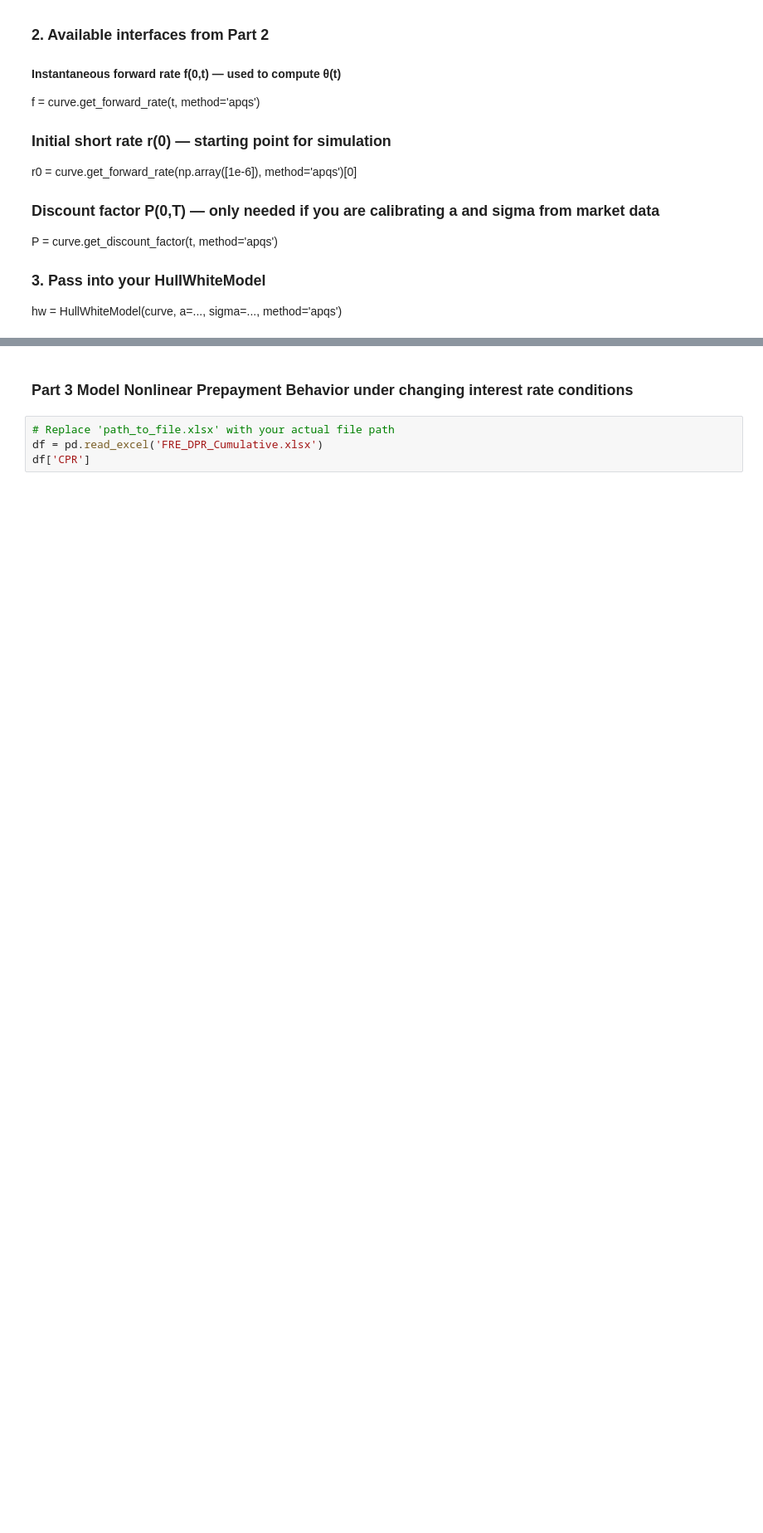
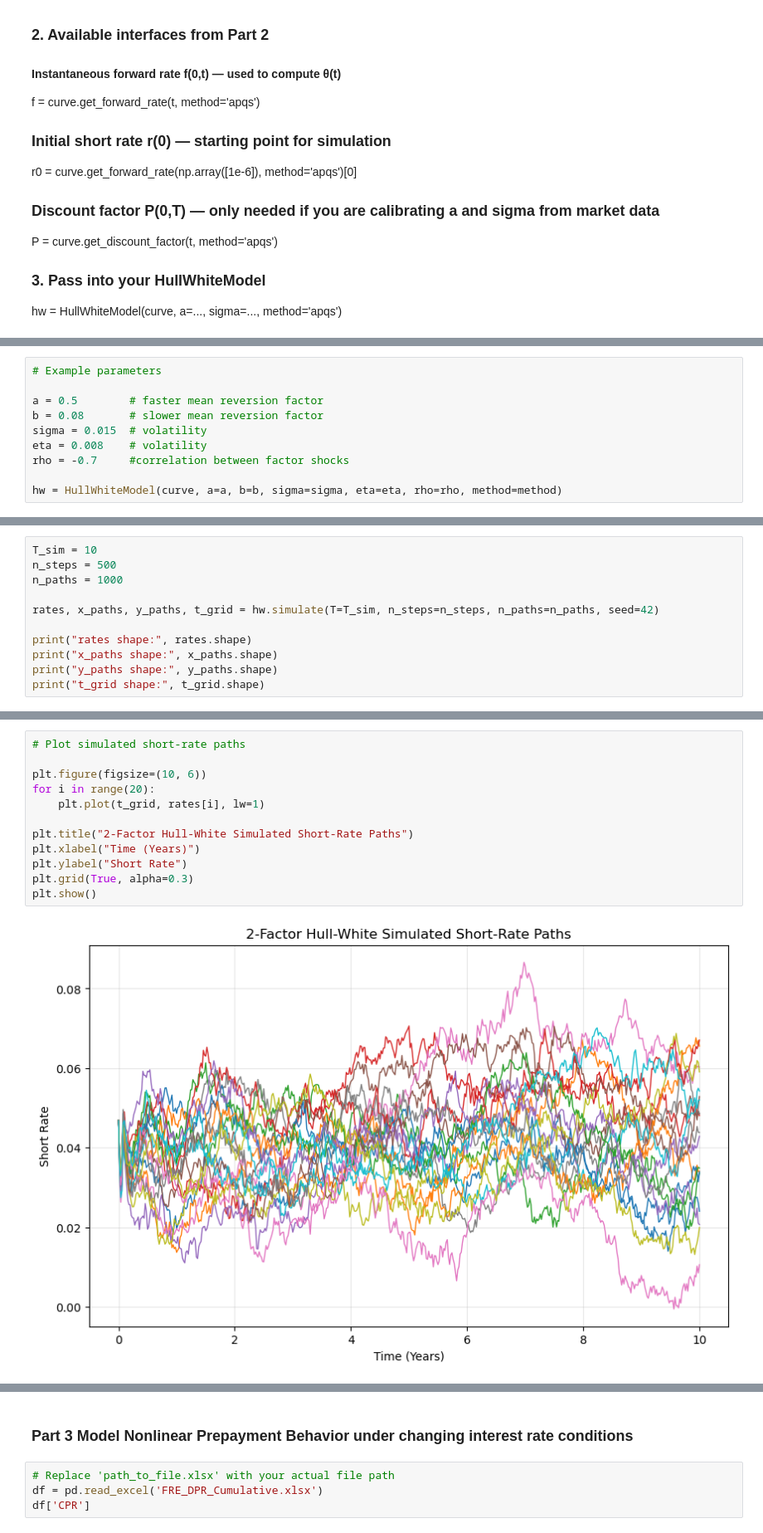
Before and after one commit to chloelinrq/STAT5030_Numerical_Methods_Group_Project, a Jupyter notebook: main.ipynb, the cells around one changed output, grey strips where cells are left out. Shown at 83% size. Cells and saved outputs as stored; diff of their text form; blank space fills up the shorter version.

Commit message:
Build model to simulate interest rate paths

```diff
--- a/main.ipynb
+++ b/main.ipynb
@@ -360,0 +434,10 @@ For part 2, please also try other multifactor models other than HullWhiteModel a
+# %%
+# Example parameters
+
+a = 0.5        # faster mean reversion factor
+b = 0.08       # slower mean reversion factor
+sigma = 0.015  # volatility
+eta = 0.008    # volatility
+rho = -0.7     #correlation between factor shocks
+
+hw = HullWhiteModel(curve, a=a, b=b, sigma=sigma, eta=eta, rho=rho, method=method)
@@ -360,0 +446,11 @@ For part 2, please also try other multifactor models other than HullWhiteModel a
+# %%
+T_sim = 10
+n_steps = 500
+n_paths = 1000
+
+rates, x_paths, y_paths, t_grid = hw.simulate(T=T_sim, n_steps=n_steps, n_paths=n_paths, seed=42)
+
+print("rates shape:", rates.shape)
+print("x_paths shape:", x_paths.shape)
+print("y_paths shape:", y_paths.shape)
+print("t_grid shape:", t_grid.shape)
@@ -360,0 +462,14 @@ For part 2, please also try other multifactor models other than HullWhiteModel a
+# %%
+# Plot simulated short-rate paths
+
+plt.figure(figsize=(10, 6))
+for i in range(20):
+    plt.plot(t_grid, rates[i], lw=1)
+
+plt.title("2-Factor Hull-White Simulated Short-Rate Paths")
+plt.xlabel("Time (Years)")
+plt.ylabel("Short Rate")
+plt.grid(True, alpha=0.3)
+plt.show()
+# %% [output]
+[figure, added]
```
Also changed, not shown: parts of 12 cells of this notebook.
